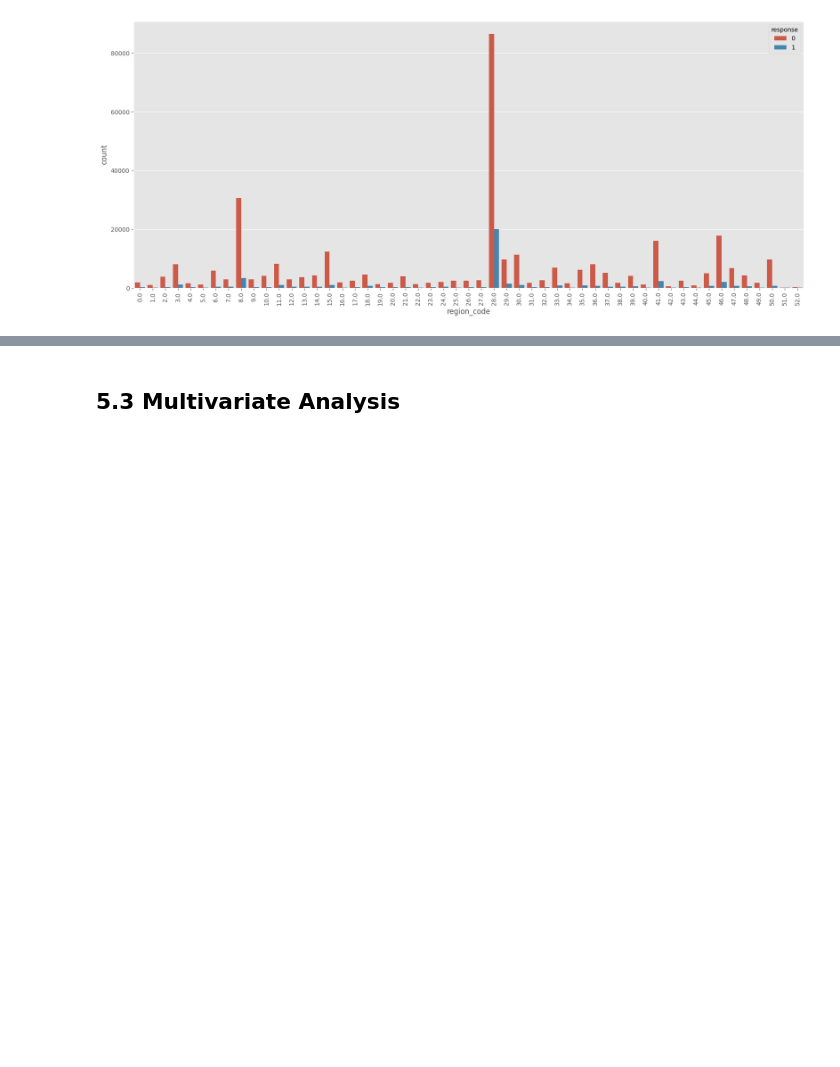
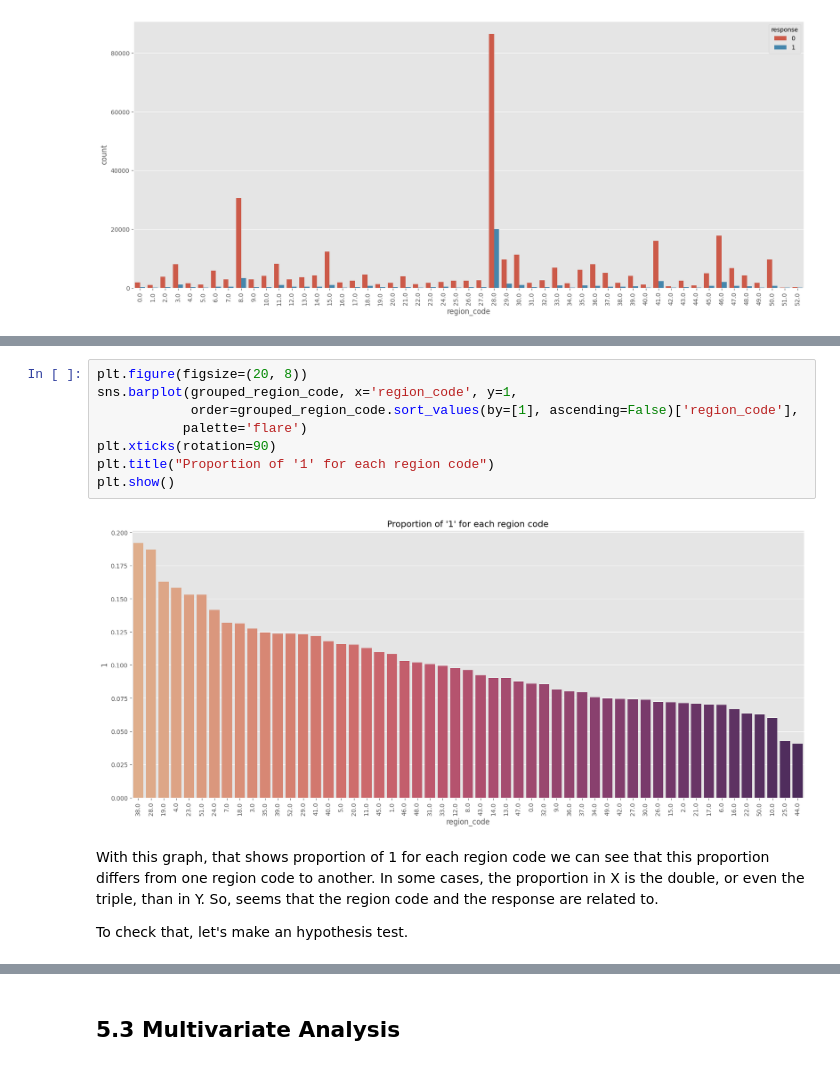
Before and after one commit to AllanCasado/health-insurance-cross-sell, a Jupyter notebook: notebooks/health_insurance_cross_sell.ipynb, the cells around one changed output, grey strips where cells are left out. Saved outputs shown, nothing was run; the diff lists cells and outputs as text; blank space fills up the shorter version.

Commit message:
5 hypothesis done

```diff
--- a/notebooks/health_insurance_cross_sell.ipynb
+++ b/notebooks/health_insurance_cross_sell.ipynb
@@ -739,0 +623,14 @@ group1 group2  meandiff  p-adj    lower      upper    reject
+# %%
+plt.figure(figsize=(20, 8))
+sns.barplot(grouped_region_code, x='region_code', y=1,
+            order=grouped_region_code.sort_values(by=[1], ascending=False)['region_code'],
+           palette='flare')
+plt.xticks(rotation=90)
+plt.title("Proportion of '1' for each region code")
+plt.show()
+# %% [output]
+[figure, added]
+# %% [markdown]
+With this graph, that shows proportion of 1 for each region code we can see that this proportion differs from one region code to another. In some cases, the proportion in X is the double, or even the triple, than in Y. So, seems that the region code and the response are related to.
+
+To check that, let's make an hypothesis test.
```
Also changed, not shown: parts of 45 cells of this notebook.
